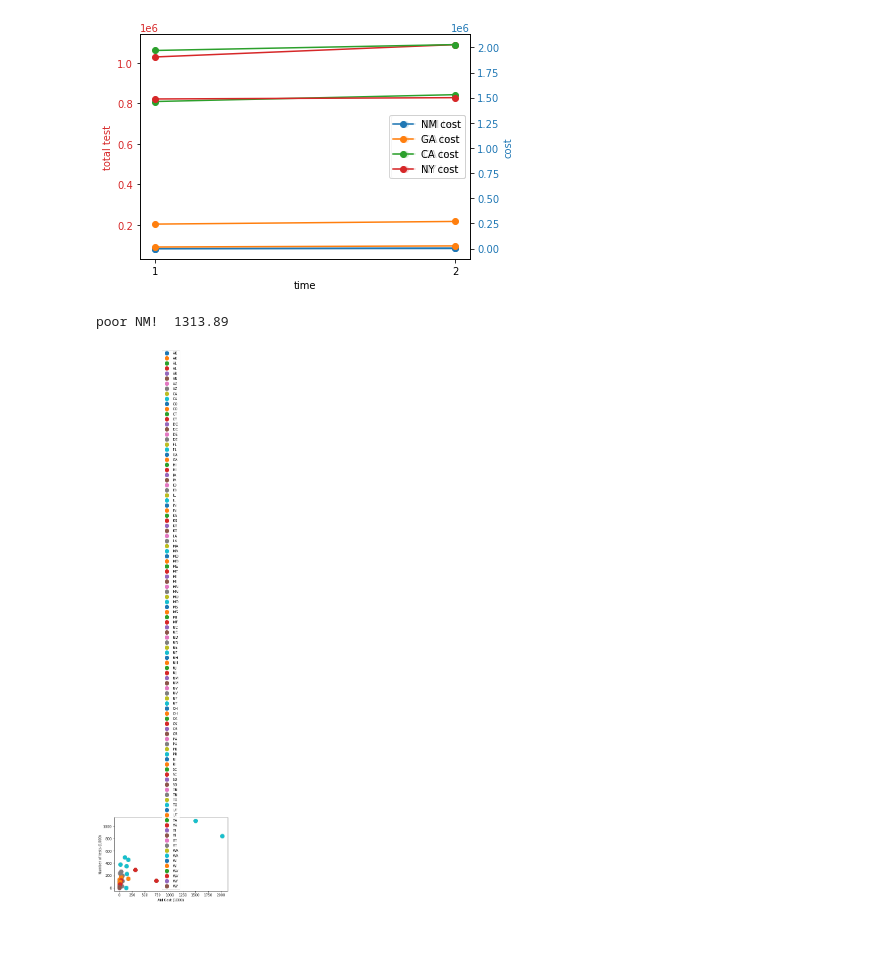
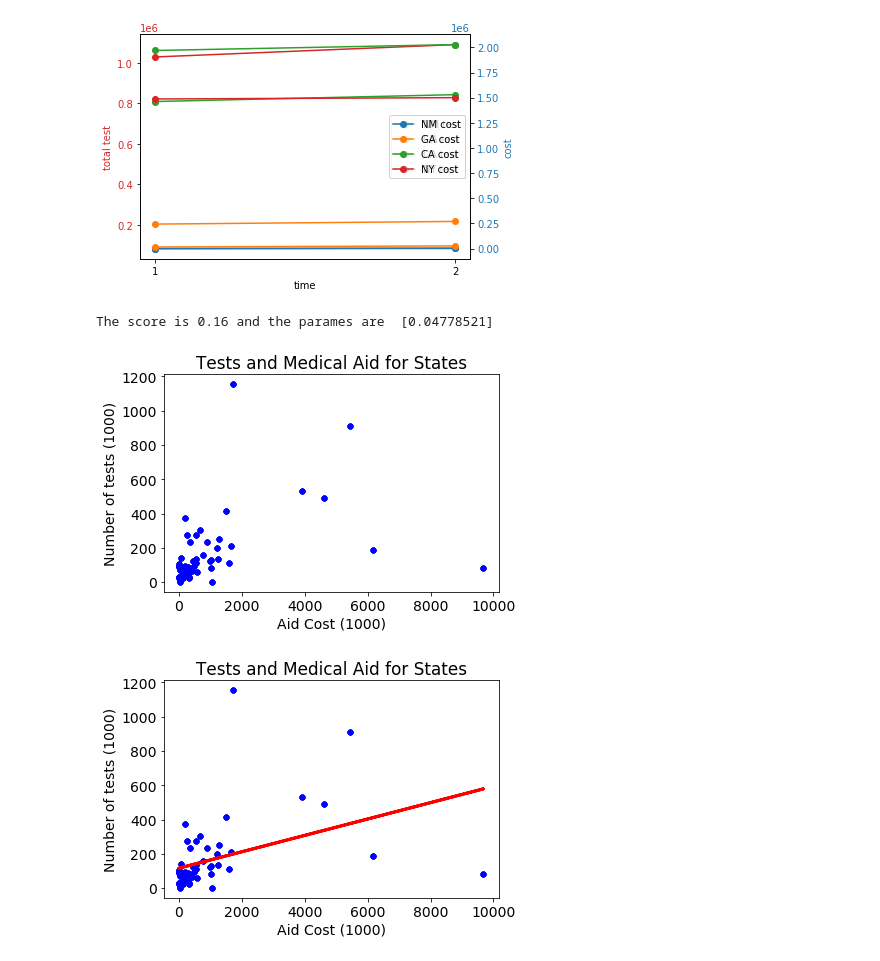
Before and after one commit to sahba-t/covidTracker, a Jupyter notebook: Analysis.ipynb, the cells around one changed output. Cells and saved outputs as stored; diff of their text form; code cells hidden in the pictures; blank space fills up the shorter version.

```diff
--- a/Analysis.ipynb
+++ b/Analysis.ipynb
@@ -134,21 +137,40 @@ DATERECORDED STATE  POSITIVE  NEGATIVE  TEST_TOTAL  DEATH  \
 69         225  1500108.62   28639
 [figure]
 # %%
-csv_path="./AnalysisData/medaid_and_test.csv"
+csv_path="./AnalysisData/Q2_MEDAID_EXPORT.csv"
 df = pd.read_csv(csv_path)
 state_list = 'NM GA CA NY'.split()
-_=plt.figure()
-for state in df.STATE:
-# for state in state_list:
-    state_df= df[df['STATE'] == state]
-    state_df = state_df.sort_values(by=['DATERECORDED']).iloc[-1]
-    plt.plot(state_df['COST']/1000, state_df['TEST_TOTAL']/1000,"o", markersize=12, label=state)
-plt.xlabel("Aid Cost (1000)")
-plt.ylabel("Number of tests (1000)")
-print("poor NM! ", df[df.STATE=='NM'].iloc[-1].COST)
-#_=plt.legend()
+matplotlib.rcParams.update({'font.size': 14})
+
+def plot_test_cost():
+    _=plt.figure()
+    costs=[]
+    tests=[]
+    for state in df.STATE:
+    # for state in state_list:
+        state_df= df[df['STATE'] == state]
+        state_df = state_df.sort_values(by=['DATERECORDED']).iloc[-1]
+        state_cost = state_df['COST']/1000
+        state_test = state_df['TEST_TOTAL']/1000
+        costs.append(state_cost)
+        tests.append(state_test)
+        plt.plot(state_cost, state_test,"ob", markersize=5, label=state)
+    plt.xlabel("Aid Cost (1000)")
+    plt.ylabel("Number of tests (1000)")
+    plt.title("Tests and Medical Aid for States")
+    return costs, tests
+plot_test_cost()
+costs, tests = plot_test_cost()
+costs_reshaped = np.array(costs).reshape((len(costs),1))
+reg = LR().fit(costs_reshaped, tests)
+print("The score is %.2f and the parames are " % reg.score(costs_reshaped, tests), reg.coef_)
+y_fit = reg.predict(costs_reshaped)
+_ = plt.plot(costs, y_fit, '-r', linewidth=3)
+plt.savefig("diagrams/test_cost_fit.png", bbox_inches='tight', pad_inches=0.3)
+plt.show()
 # %% [output]
-poor NM!  1313.89
+The score is 0.16 and the parames are  [0.04778521]
-[figure, old version]
+[figure, new version]
+[figure, added]
 # %%
 #Start with linead Regression
```
Also changed, not shown: parts of 3 cells of this notebook, 7 other files.
